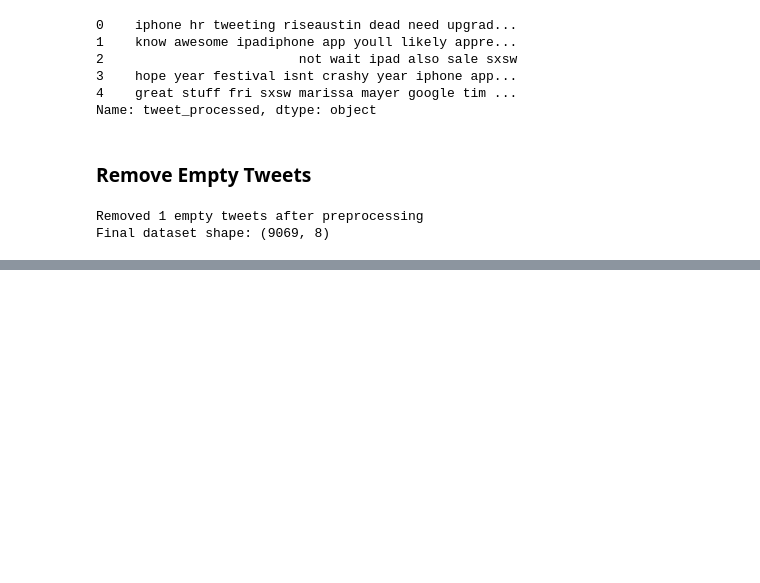
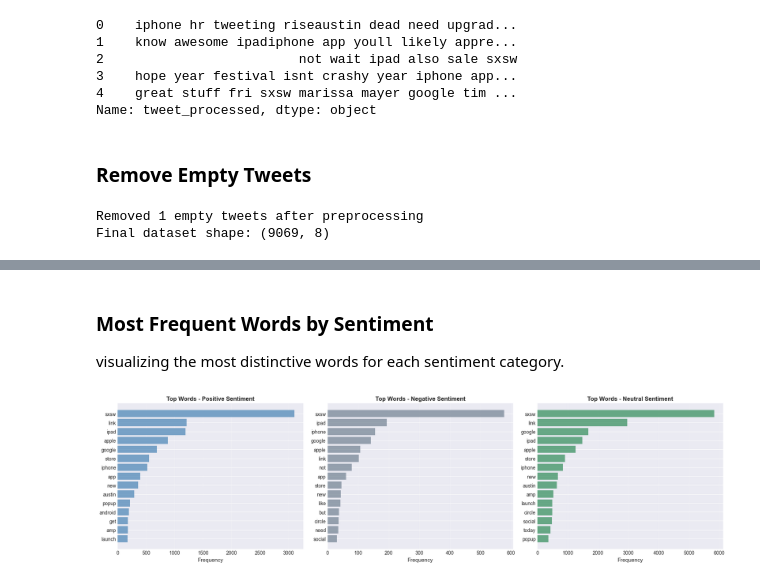
Before and after one commit to salmamwende-code/group1, a Jupyter notebook: notebooks/Steve.ipynb, the cells around one changed output, grey strips where cells are left out. Cells and saved outputs as stored; diff of their text form; code cells hidden in the pictures; blank space fills up the shorter version.

```diff
--- a/notebooks/Steve.ipynb
+++ b/notebooks/Steve.ipynb
@@ -555,0 +611,36 @@ Final dataset shape: (9069, 8)
+# %% [markdown]
+### Most Frequent Words by Sentiment
+
+visualizing the most distinctive words for each sentiment category.
+# %%
+def get_top_words(corpus, top_n=20):
+    """
+    Get the most frequent words from a corpus.
+    """
+    all_words = ' '.join(corpus).split()
+    word_freq = Counter(all_words)
+    return word_freq.most_common(top_n)
+
+# Creating visualizations for each sentiment
+fig, axes = plt.subplots(1, 3, figsize=(18, 5))
+sentiments = ['Positive', 'Negative', 'Neutral']
+colors = ['steelblue', 'slategray', 'seagreen']
+
+for idx, (sentiment, color) in enumerate(zip(sentiments, colors)):
+    corpus = df[df['sentiment_clean'] == sentiment]['tweet_processed'].tolist()
+    top_words = get_top_words(corpus, top_n=15)
+
+    words, counts = zip(*top_words)
+
+    axes[idx].barh(range(len(words)), counts, color=color, alpha=0.7)
+    axes[idx].set_yticks(range(len(words)))
+    axes[idx].set_yticklabels(words)
+    axes[idx].invert_yaxis()
+    axes[idx].set_xlabel('Frequency', fontsize=11)
+    axes[idx].set_title(f'Top Words - {sentiment} Sentiment', fontsize=12, fontweight='bold')
+    axes[idx].grid(axis='x', alpha=0.3)
+
+plt.tight_layout()
+plt.show()
+# %% [output]
+[figure, added]
```
Also changed, not shown: parts of 4 cells of this notebook.
